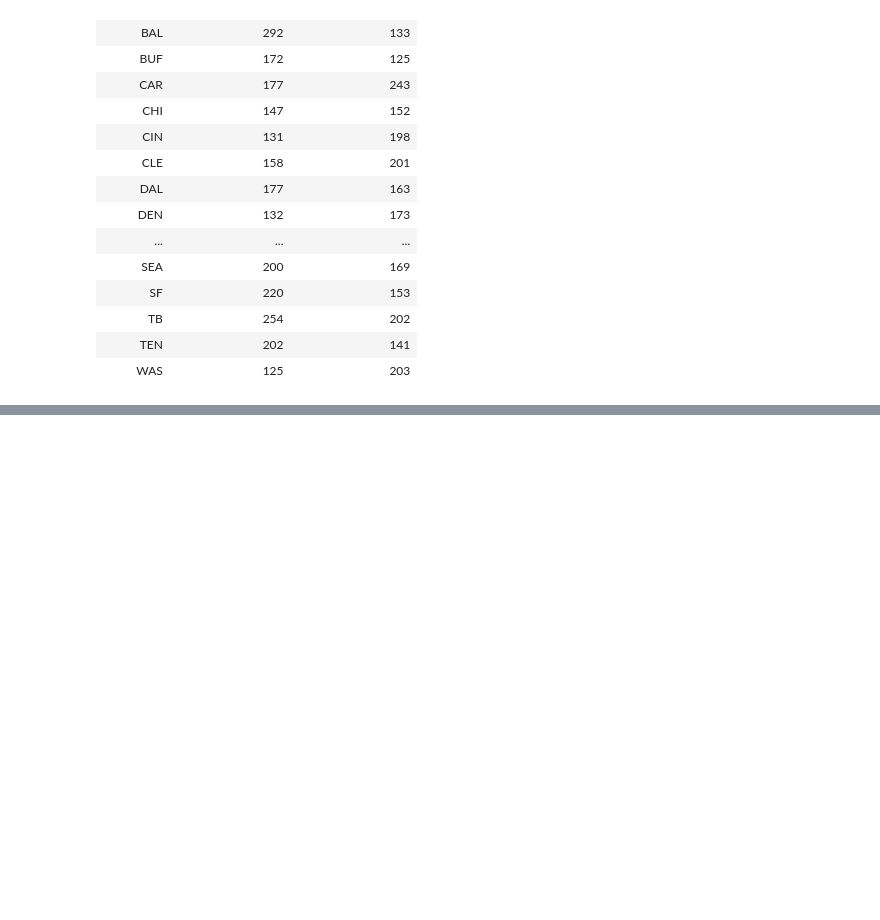
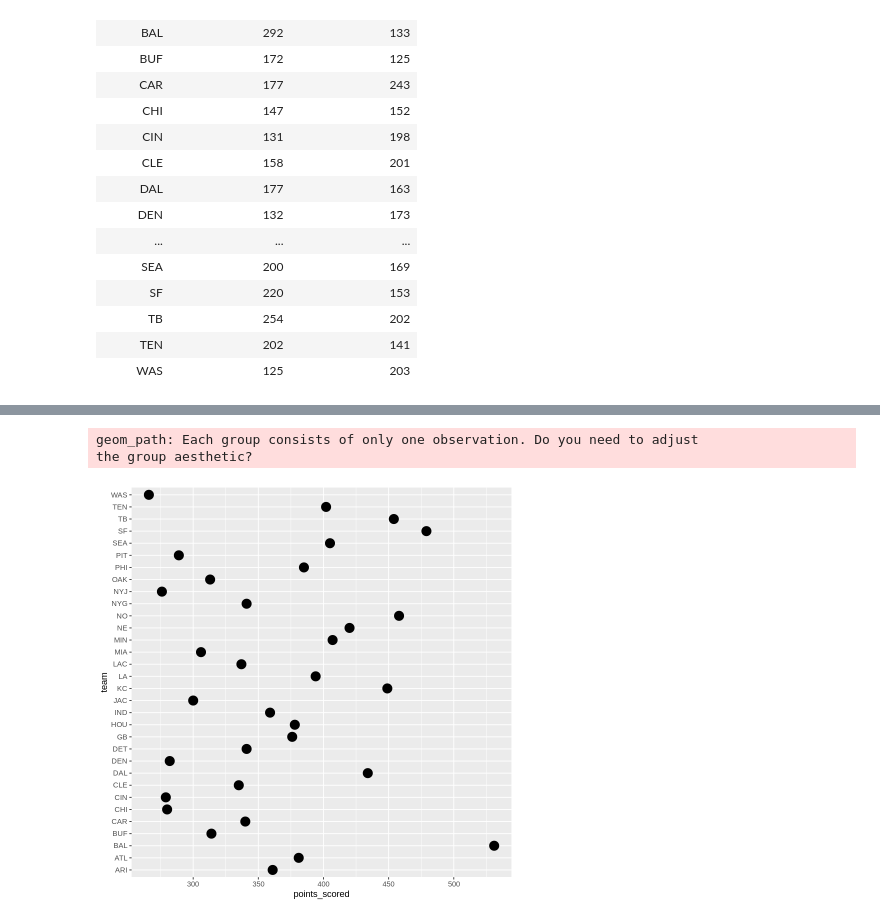
Before and after one commit to rennerm1/NFL-Data-Science-Project, a Jupyter notebook: Untitled6.ipynb, the cells around one changed output, grey strips where cells are left out. Drawn from its saved outputs; the diff is of its cells as text; code cells hidden in the pictures; blank space fills up the shorter version.

```diff
--- a/Untitled6.ipynb
+++ b/Untitled6.ipynb
@@ -188,13 +189,15 @@ A grouped_df: 187 × 5
 # %% [markdown]
 Rush attempts over time
 # %%
-pbp_all %>%
+points_scored_allowed_home <- pbp_all %>%
  filter(season==2019) %>%
  select(home_team, away_team, total_home_score, total_away_score, week) %>%
  group_by(home_team, week) %>%
  summarize(scoreHome=max(total_home_score),scoreAway=max(total_away_score)) %>%
  group_by(home_team) %>%
  summarize(scored_points_home=sum(scoreHome),allowed_points_home=sum(scoreAway))
+
+points_scored_allowed_home
 # %% [output]
 `summarise()` regrouping output by 'home_team' (override with `.groups` argument)
 
@@ -221,13 +224,15 @@ A tibble: 32 × 3
 # %% [markdown]
 points scored and allowed for 2019 season if a certain team played at home
 # %%
-pbp_all %>%
+points_scored_allowed_away <- pbp_all %>%
  filter(season==2019) %>%
  select(home_team, away_team, total_home_score, total_away_score, week) %>%
  group_by(away_team, week) %>%
  summarize(scoreHome=max(total_home_score),scoreAway=max(total_away_score)) %>%
  group_by(away_team) %>%
  summarize(scored_points_away=sum(scoreAway),allowed_points_away=sum(scoreHome))
+
+points_scored_allowed_away
 # %% [output]
 `summarise()` regrouping output by 'away_team' (override with `.groups` argument)
 
@@ -255,0 +259,7 @@ points scored and allowed for 2019 season if a certain team played away
+# %%
+points_scored_allowed_season <- left_join(points_scored_allowed_home, points_scored_allowed_away, by= c("home_team" = "away_team")) %>%
+rename(team=home_team)%>%
+mutate(points_scored =(scored_points_home + scored_points_away), points_allowed = (allowed_points_home+allowed_points_away), difference = (points_scored-points_allowed)) %>%
+select(team, points_scored, points_allowed, difference)
+
+points_scored_allowed_season
@@ -255,0 +286,10 @@ points scored and allowed for 2019 season if a certain team played away
+# %%
+points_scored_allowed_season %>%
+  ggplot(aes(x = team, y = points_scored, points_allowed,)) +
+  geom_line(aes(group = team), color = "grey", size = 3) +
+  geom_point(size = 5) +
+  coord_flip()
+# %% [output]
+geom_path: Each group consists of only one observation. Do you need to adjust
+the group aesthetic?
+[figure, added]
```
Also changed, not shown: parts of 3 cells of this notebook.
